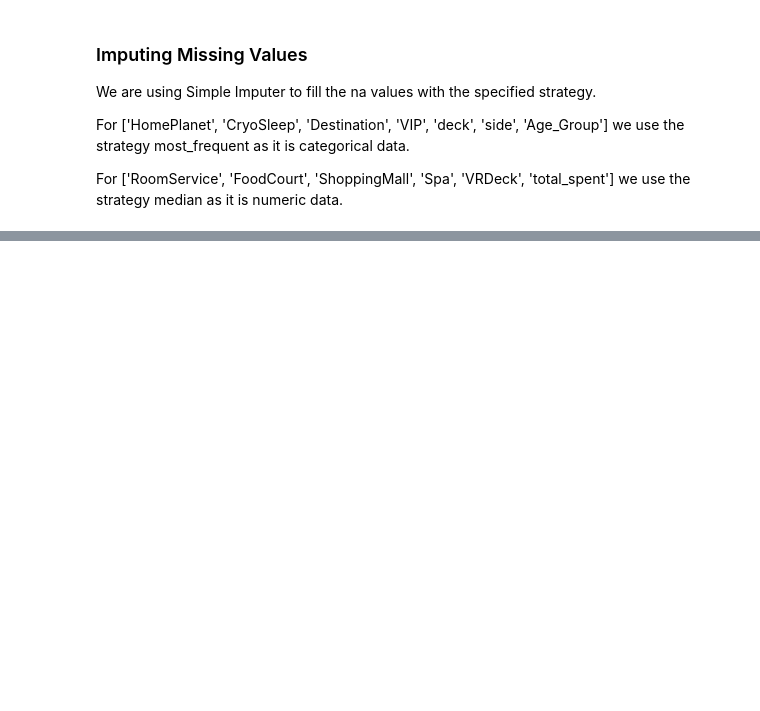
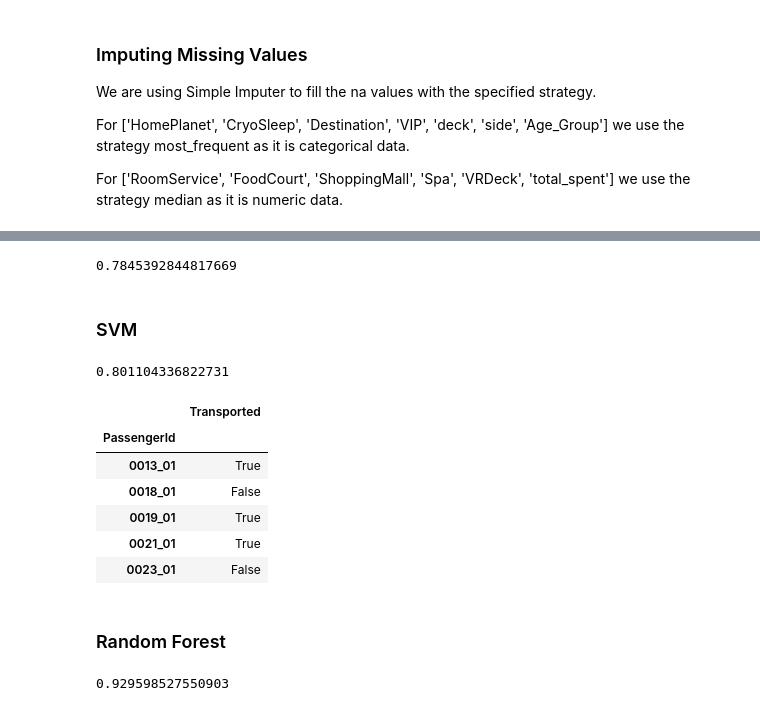
Before and after one commit to AiglonDore/spaceship-titanic, a Jupyter notebook: spaceship-titanic.ipynb, the cells around one changed output, grey strips where cells are left out. Saved outputs shown, nothing was run; the diff lists cells and outputs as text; code cells hidden in the pictures; blank space fills up the shorter version.

```diff
--- a/spaceship-titanic.ipynb
+++ b/spaceship-titanic.ipynb
@@ -335,0 +351,6 @@ sub.head()
+# %%
+model_Log = LogisticRegression(max_iter=10000)
+model_Log.fit(X,y)
+model_Log.score(X,y)
+# %% [output]
+0.7845392844817669
@@ -335,0 +359,29 @@ sub.head()
+# %% [markdown]
+### SVM
+# %%
+model_svc = SVC(random_state = 42)
+model_svc.fit(X,y)
+model_svc.score(X,y)
+# %% [output]
+0.801104336822731
+# %%
+y_pred_svc = model_svc.predict(X_test)
+# %%
+sub=pd.DataFrame({'Transported':y_pred_svc.astype(bool)},index=X_test.index)
+sub.head()
+# %% [output]
+|  | Transported |
+| PassengerId |  |
+| 0013_01 | True |
+| 0018_01 | False |
+| 0019_01 | True |
+| 0021_01 | True |
+| 0023_01 | False |
+# %% [markdown]
+### Random Forest
+# %%
+model_forest = RandomForestClassifier()
+model_forest.fit(X,y)
+model_forest.score(X,y)
+# %% [output]
+0.929598527550903
```
Also changed, not shown: parts of 103 cells of this notebook.
